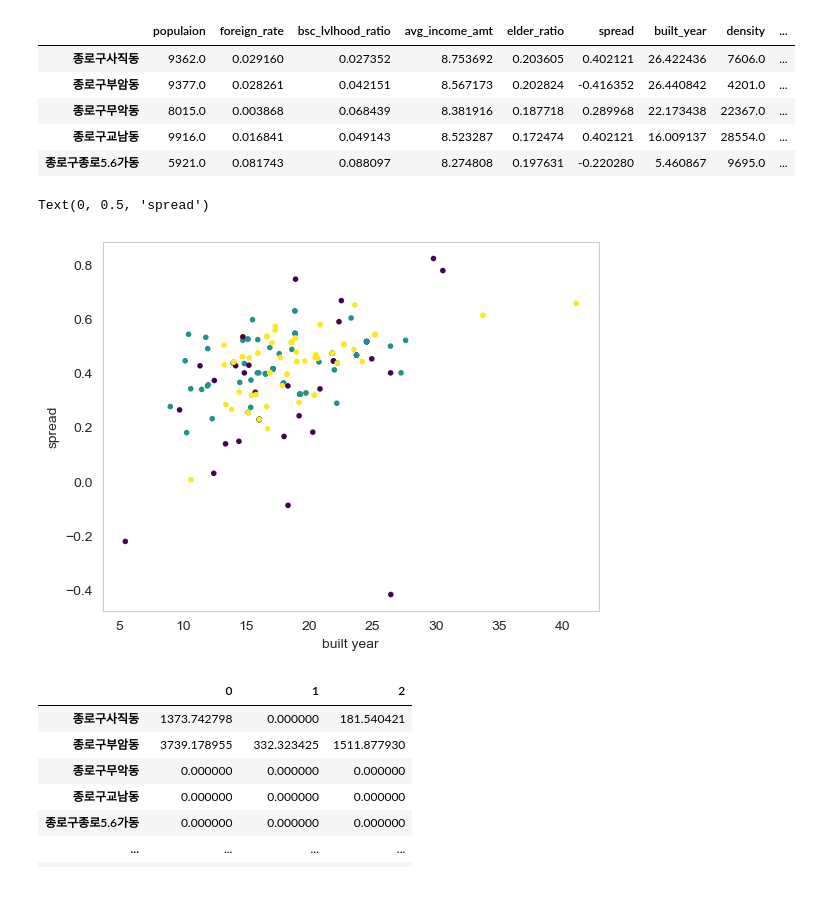
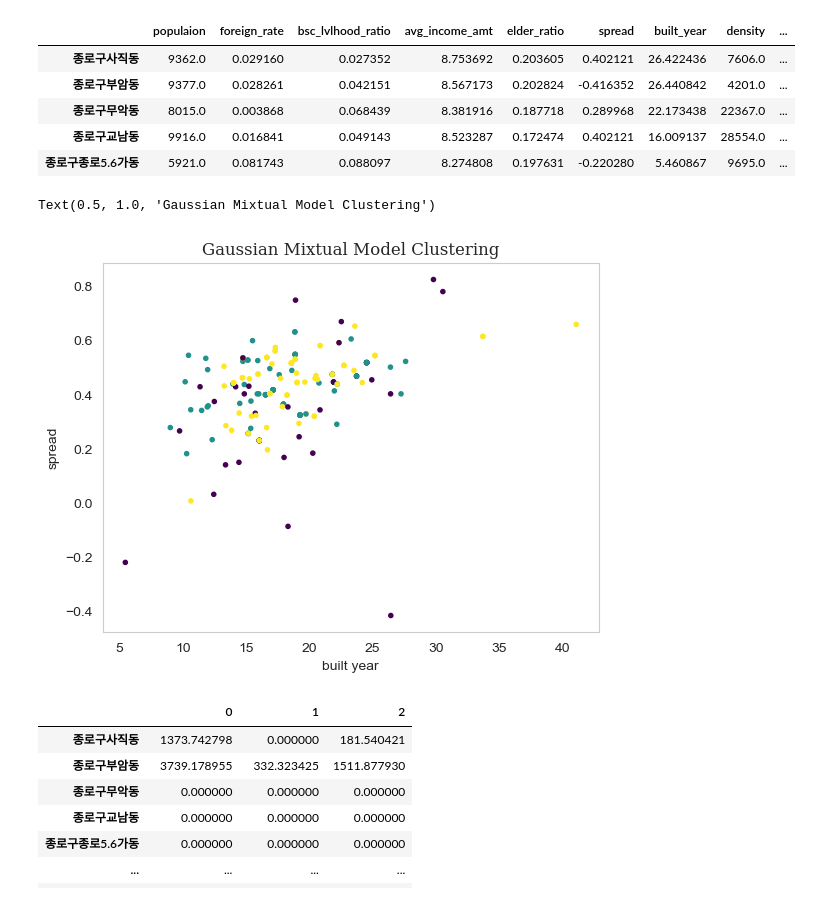
Before and after one commit to Tommylee1013/IndustrialMathematics, a Jupyter notebook: Projects/Dimension Reduction.ipynb, the cells around one changed output. Saved outputs shown, nothing was run; the diff lists cells and outputs as text; code cells hidden in the pictures.

```diff
--- a/Projects/Dimension Reduction.ipynb
+++ b/Projects/Dimension Reduction.ipynb
@@ -104,11 +104,12 @@ df.head()
 # %%
 plt.scatter(df['built_year'], df['spread'], c = df['Cluster'], marker = '.', cmap = 'viridis')
 plt.grid(False)
 plt.xlabel('built year')
 plt.ylabel('spread')
+plt.title("Gaussian Mixtual Model Clustering", fontsize = 12, fontfamily = 'Serif')
 # %% [output]
-Text(0, 0.5, 'spread')
+Text(0.5, 1.0, 'Gaussian Mixtual Model Clustering')
-[figure, old version]
+[figure, new version]
 # %%
 from sklearn.manifold import TSNE
 
```
Also changed, not shown: parts of 5 cells of this notebook, 1 other file.
